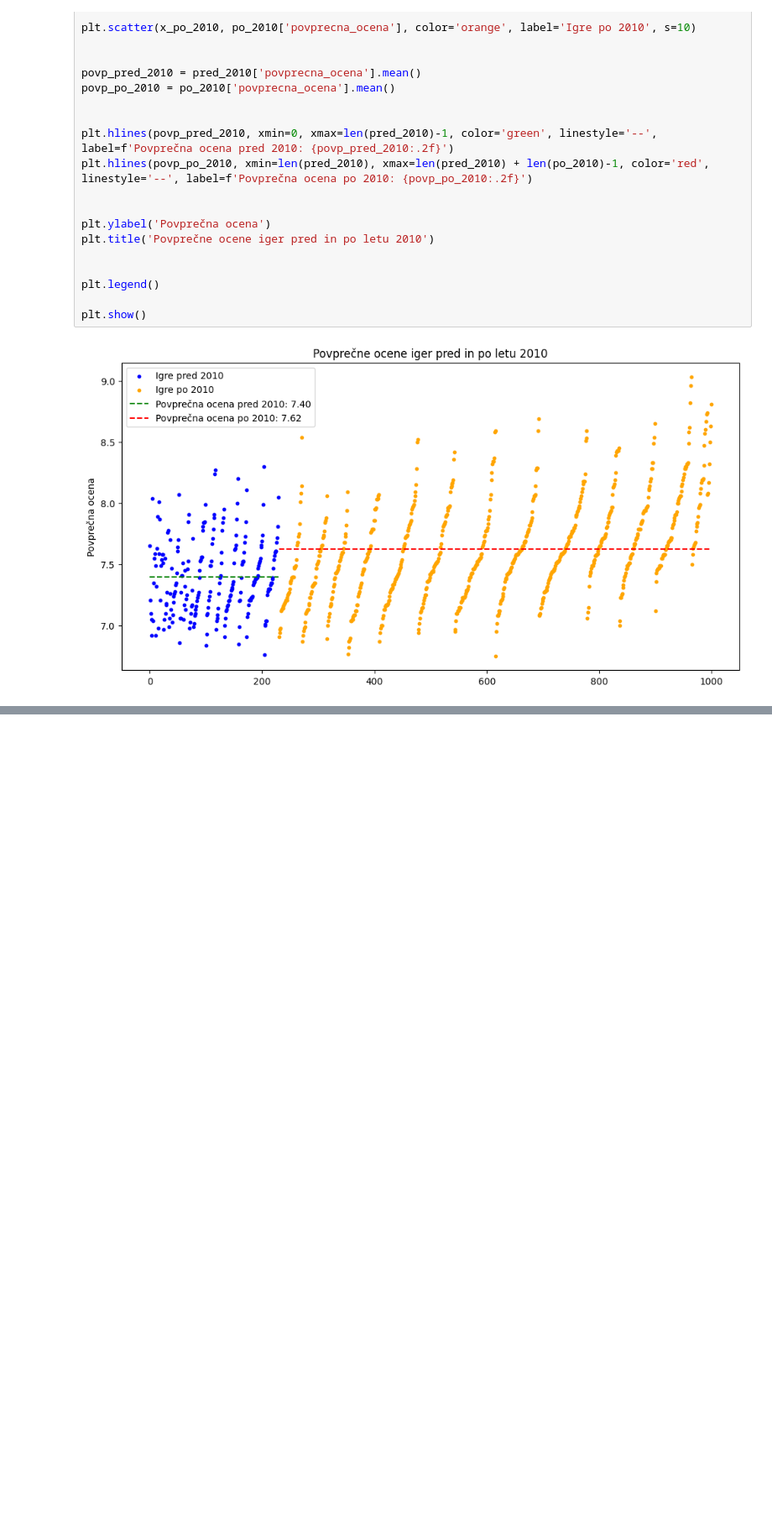
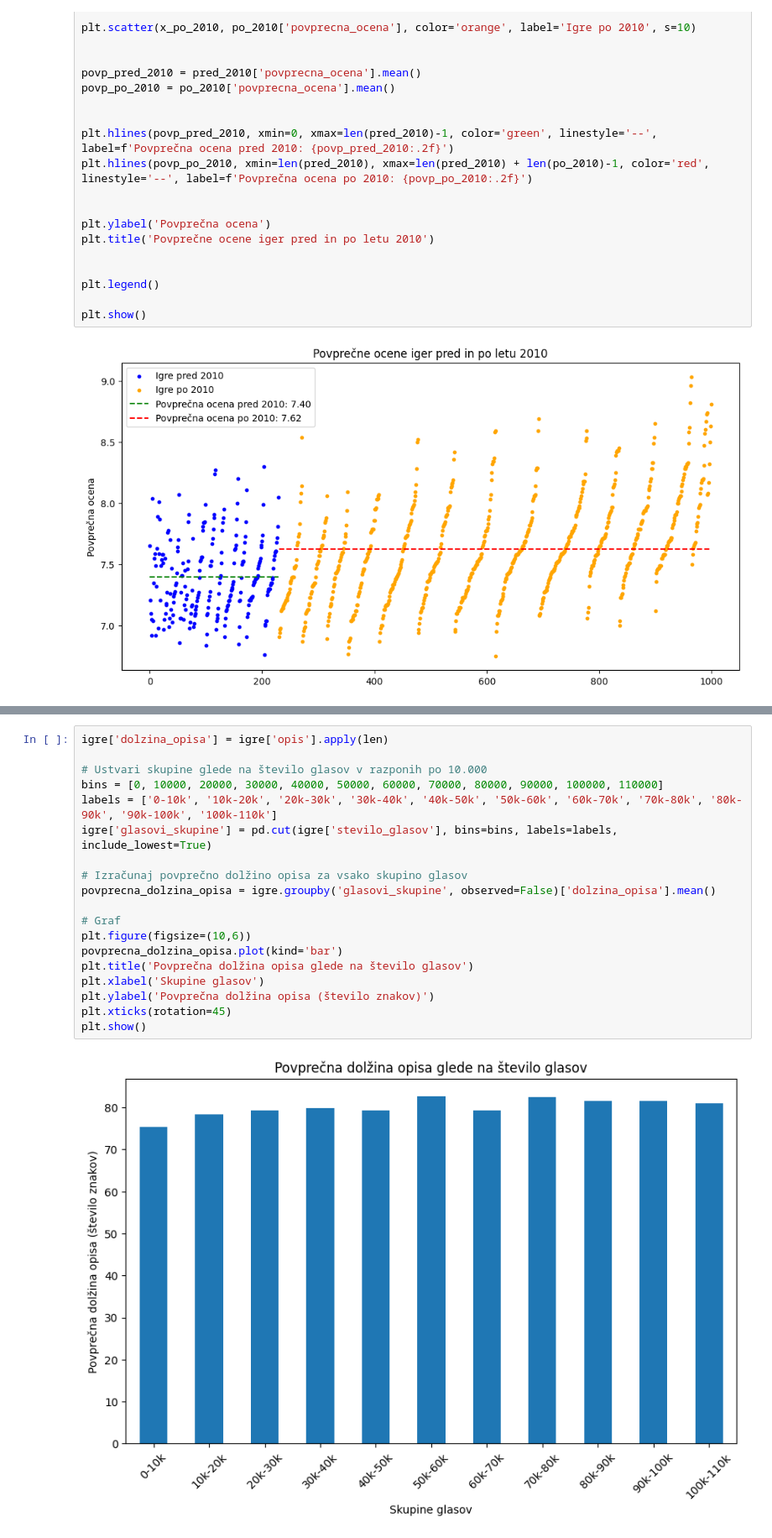
Before and after one commit to NikUrukalo/uvp-projektna-naloga, a Jupyter notebook: analiza.ipynb, the cells around one changed output, grey strips where cells are left out. Shown: that part at 84% size. Cells and saved outputs as stored; diff of their text form; blank space fills up the shorter version.

```diff
--- a/analiza.ipynb
+++ b/analiza.ipynb
@@ -224,0 +236,21 @@ plt.show()
+# %%
+igre['dolzina_opisa'] = igre['opis'].apply(len)
+
+# Ustvari skupine glede na število glasov v razponih po 10.000
+bins = [0, 10000, 20000, 30000, 40000, 50000, 60000, 70000, 80000, 90000, 100000, 110000]
+labels = ['0-10k', '10k-20k', '20k-30k', '30k-40k', '40k-50k', '50k-60k', '60k-70k', '70k-80k', '80k-90k', '90k-100k', '100k-110k']
+igre['glasovi_skupine'] = pd.cut(igre['stevilo_glasov'], bins=bins, labels=labels, include_lowest=True)
+
+# Izračunaj povprečno dolžino opisa za vsako skupino glasov
+povprecna_dolzina_opisa = igre.groupby('glasovi_skupine', observed=False)['dolzina_opisa'].mean()
+
+# Graf
+plt.figure(figsize=(10,6))
+povprecna_dolzina_opisa.plot(kind='bar')
+plt.title('Povprečna dolžina opisa glede na število glasov')
+plt.xlabel('Skupine glasov')
+plt.ylabel('Povprečna dolžina opisa (število znakov)')
+plt.xticks(rotation=45)
+plt.show()
+# %% [output]
+[figure, added]
```
Also changed, not shown: parts of 8 cells of this notebook.
